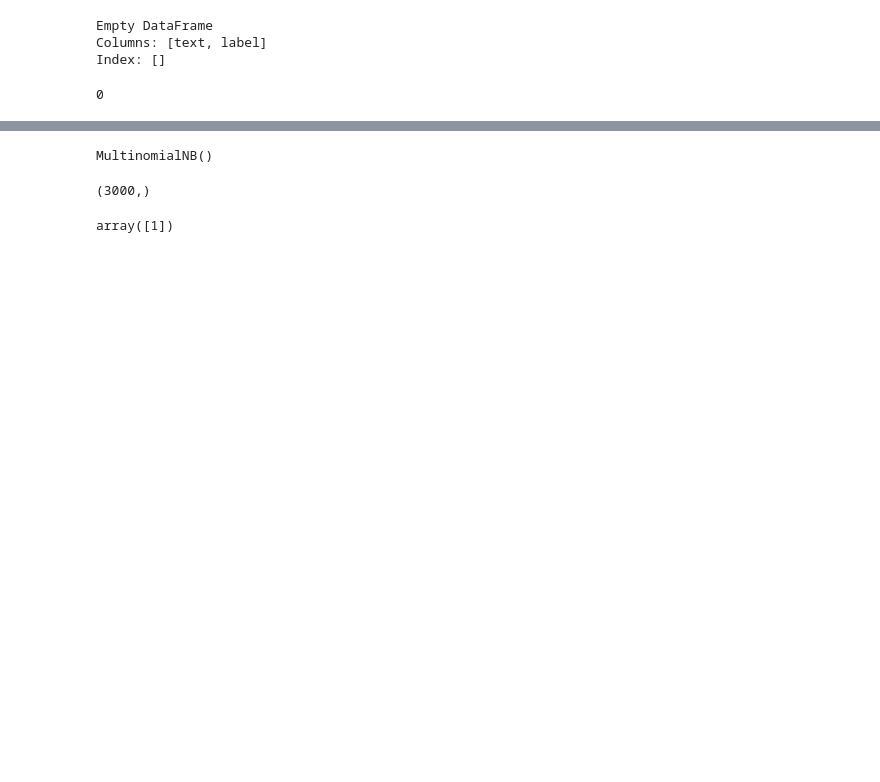
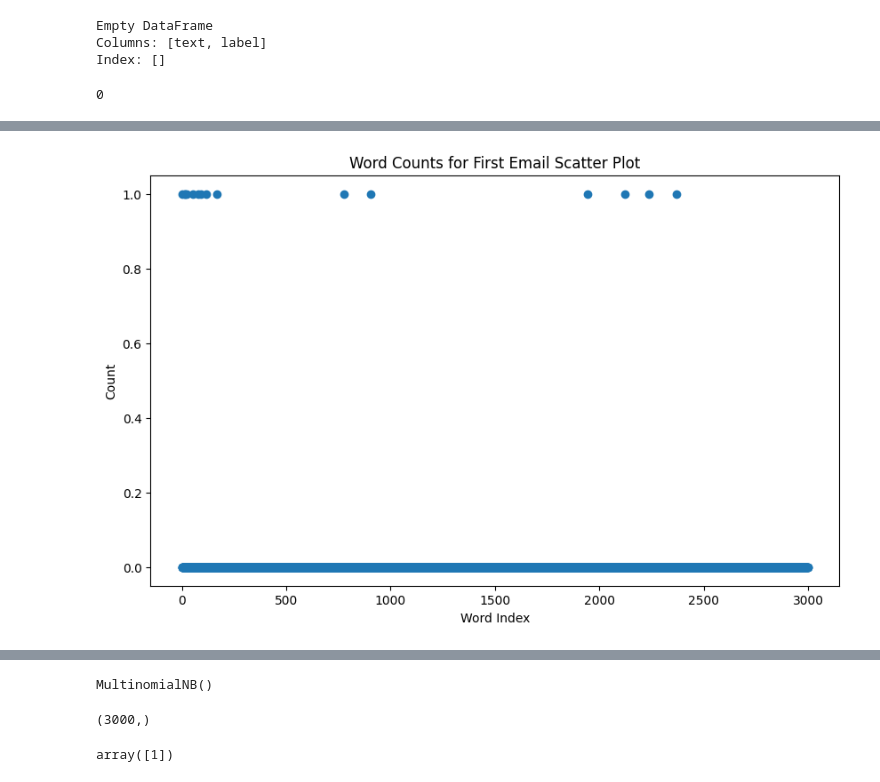
Before and after one commit to PreyumKr/Email_Spam_Classifier, a Jupyter notebook: Old_SpamDetector.ipynb, the cells around one changed output, grey strips where cells are left out. Saved outputs shown, nothing was run; the diff lists cells and outputs as text; code cells hidden in the pictures; blank space fills up the shorter version.

```diff
--- a/Old_SpamDetector.ipynb
+++ b/Old_SpamDetector.ipynb
@@ -108,3 +134,13 @@ len(feature_matrix)
+# %%
+# Plot the data in the feature matrix in scatter plot
+plt.figure(figsize=(10,6))
+plt.scatter(range(len(feature_matrix[0])), feature_matrix[0])
+plt.xlabel("Word Index")
+plt.ylabel("Count")
+plt.title("Word Counts for First Email Scatter Plot")
+plt.show()
+# %% [output]
+[figure, added]
 # %%
 len(labels)
 # %% [output]
```
Also changed, not shown: parts of 25 cells of this notebook.
